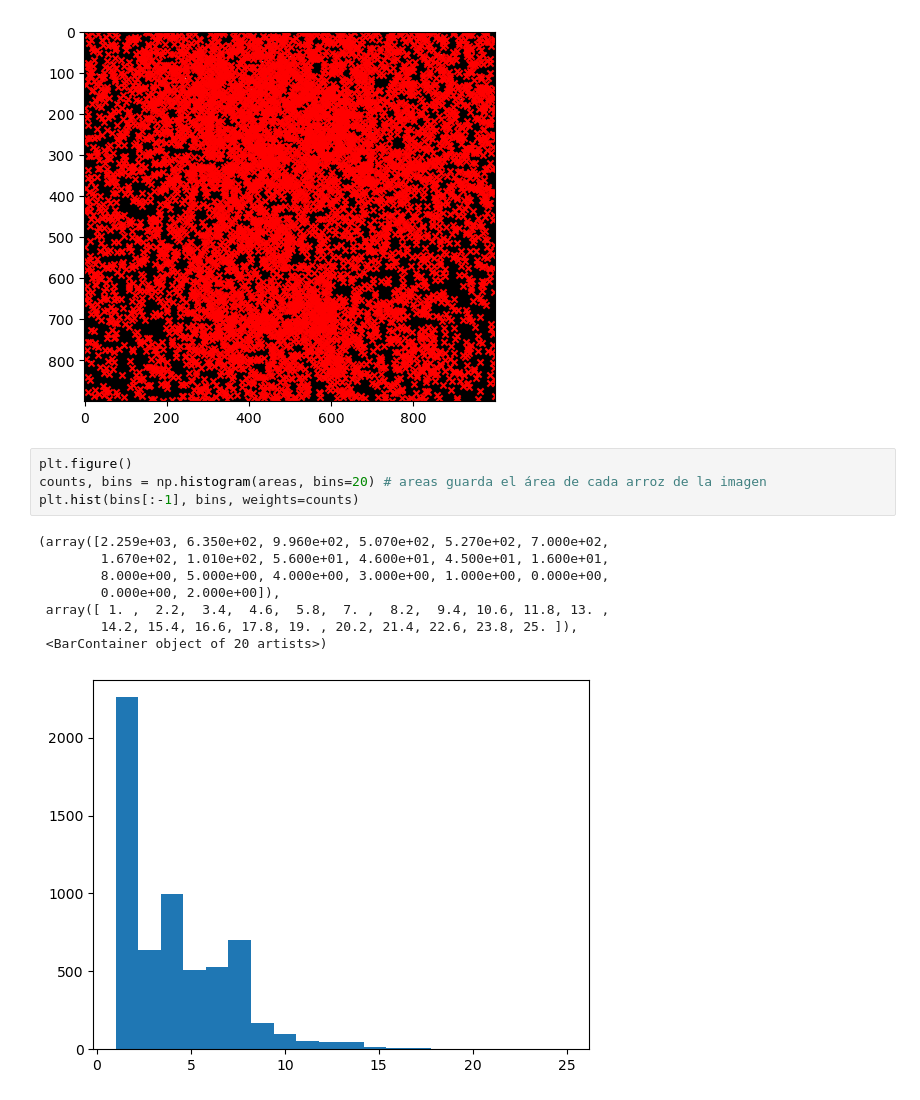
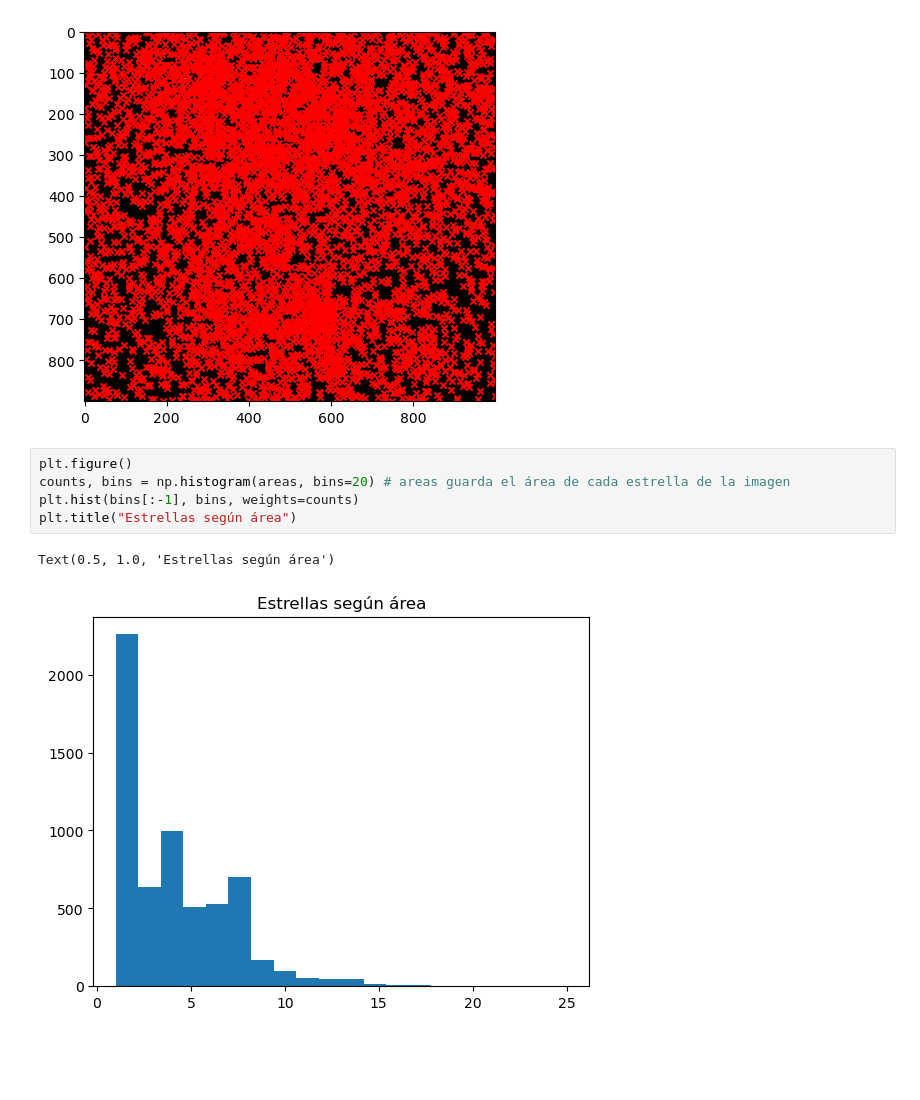
Before and after one commit to morozco0/TICS315, a Jupyter notebook: VA/Tarea 4.ipynb, the cells around one changed output. Saved outputs shown, nothing was run; the diff lists cells and outputs as text; blank space fills up the shorter version.

```diff
--- a/VA/Tarea 4.ipynb
+++ b/VA/Tarea 4.ipynb
@@ -209,14 +209,9 @@ plt.show()
 [figure]
 # %%
 plt.figure()
-counts, bins = np.histogram(areas, bins=20) # areas guarda el área de cada arroz de la imagen
+counts, bins = np.histogram(areas, bins=20) # areas guarda el área de cada estrella de la imagen
 plt.hist(bins[:-1], bins, weights=counts)
+plt.title("Estrellas según área")
 # %% [output]
-(array([2.259e+03, 6.350e+02, 9.960e+02, 5.070e+02, 5.270e+02, 7.000e+02,
-        1.670e+02, 1.010e+02, 5.600e+01, 4.600e+01, 4.500e+01, 1.600e+01,
-        8.000e+00, 5.000e+00, 4.000e+00, 3.000e+00, 1.000e+00, 0.000e+00,
-        0.000e+00, 2.000e+00]),
- array([ 1. ,  2.2,  3.4,  4.6,  5.8,  7. ,  8.2,  9.4, 10.6, 11.8, 13. ,
-        14.2, 15.4, 16.6, 17.8, 19. , 20.2, 21.4, 22.6, 23.8, 25. ]),
- <BarContainer object of 20 artists>)
+Text(0.5, 1.0, 'Estrellas según área')
-[figure, old version]
+[figure, new version]
```
Also changed, not shown: parts of 1 cell of this notebook.
